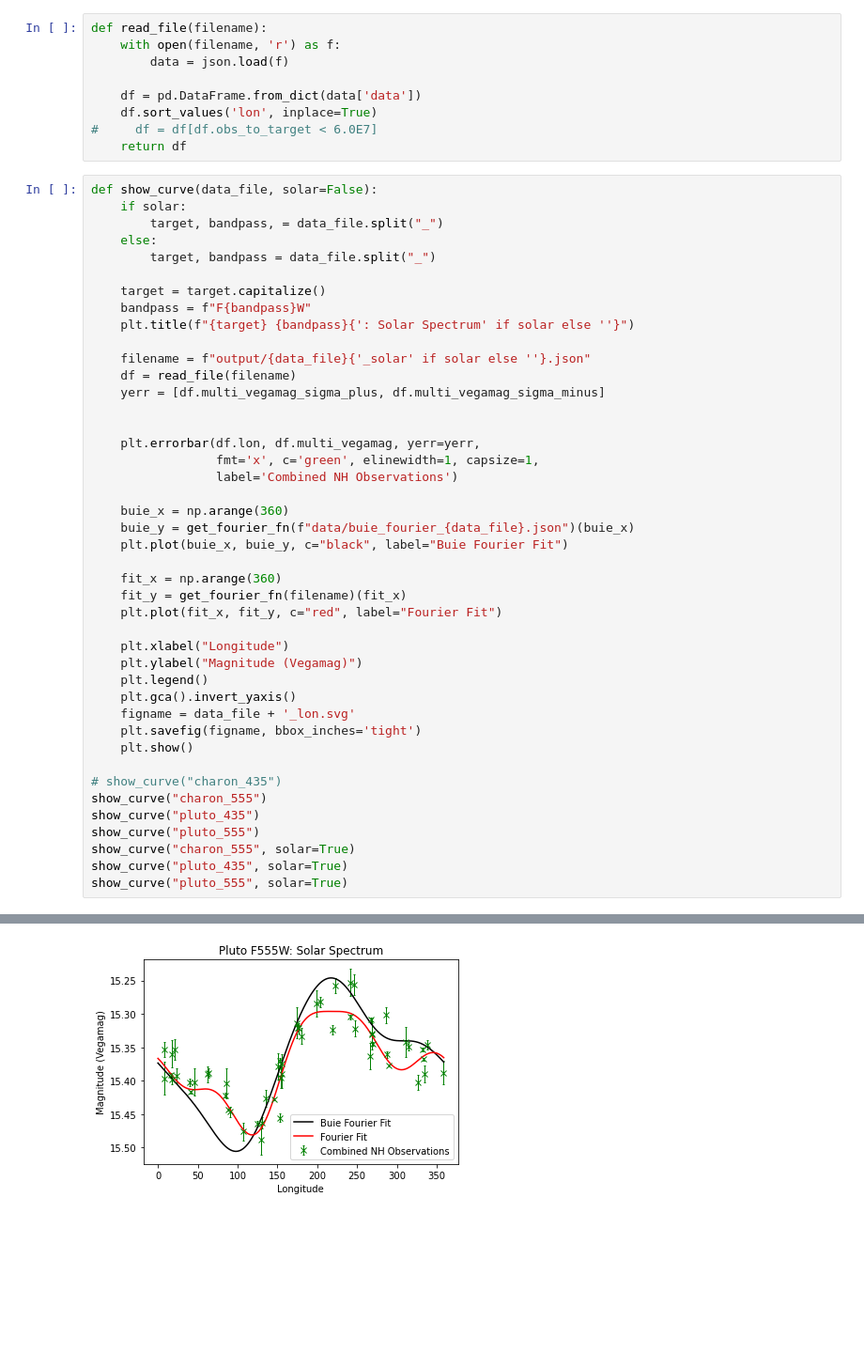
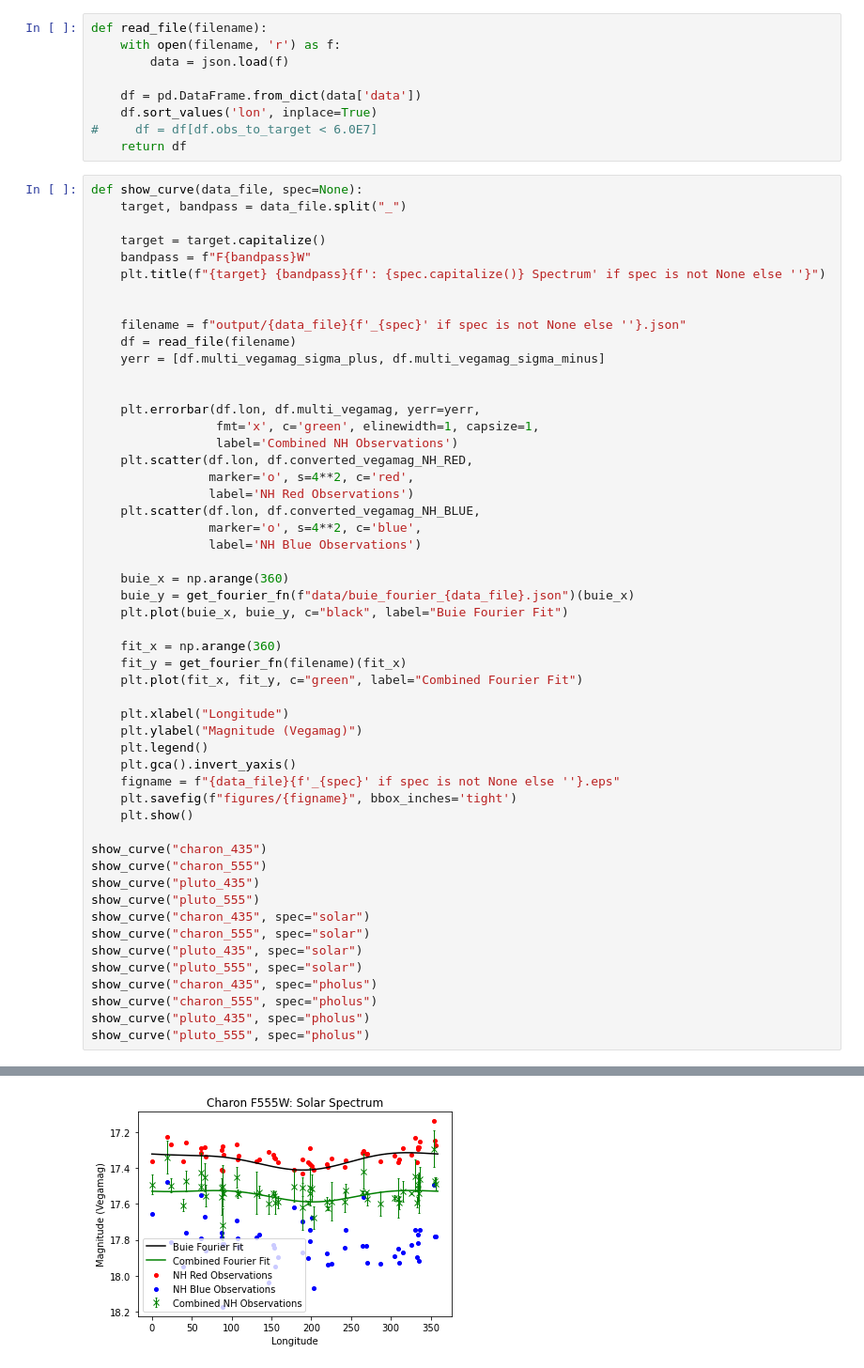
Before and after one commit to TimEwing/pluto, a Jupyter notebook: phase_curve_err.ipynb, the cells around one changed output, grey strips where cells are left out. Shown at 94% size. Drawn from its saved outputs; the diff is of its cells as text; blank space fills up the shorter version.

```diff
--- a/phase_curve_err.ipynb
+++ b/phase_curve_err.ipynb
@@ -24,17 +24,15 @@ def read_file(filename):
 #     df = df[df.obs_to_target < 6.0E7]
     return df
 # %%
-def show_curve(data_file, solar=False):
-    if solar:
-        target, bandpass, = data_file.split("_")
-    else:
-        target, bandpass = data_file.split("_")
+def show_curve(data_file, spec=None):
+    target, bandpass = data_file.split("_")
 
     target = target.capitalize()
     bandpass = f"F{bandpass}W"
-    plt.title(f"{target} {bandpass}{': Solar Spectrum' if solar else ''}")
+    plt.title(f"{target} {bandpass}{f': {spec.capitalize()} Spectrum' if spec is not None else ''}")
 
-    filename = f"output/{data_file}{'_solar' if solar else ''}.json"
+
+    filename = f"output/{data_file}{f'_{spec}' if spec is not None else ''}.json"
     df = read_file(filename)
     yerr = [df.multi_vegamag_sigma_plus, df.multi_vegamag_sigma_minus]
 
@@ -42,6 +40,12 @@ def show_curve(data_file, solar=False):
     plt.errorbar(df.lon, df.multi_vegamag, yerr=yerr,
                  fmt='x', c='green', elinewidth=1, capsize=1,
                  label='Combined NH Observations')
+    plt.scatter(df.lon, df.converted_vegamag_NH_RED,
+                marker='o', s=4**2, c='red',
+                label='NH Red Observations')
+    plt.scatter(df.lon, df.converted_vegamag_NH_BLUE,
+                marker='o', s=4**2, c='blue',
+                label='NH Blue Observations')
 
     buie_x = np.arange(360)
     buie_y = get_fourier_fn(f"data/buie_fourier_{data_file}.json")(buie_x)
@@ -49,21 +53,26 @@ def show_curve(data_file, solar=False):
 
     fit_x = np.arange(360)
     fit_y = get_fourier_fn(filename)(fit_x)
-    plt.plot(fit_x, fit_y, c="red", label="Fourier Fit")
+    plt.plot(fit_x, fit_y, c="green", label="Combined Fourier Fit")
 
     plt.xlabel("Longitude")
     plt.ylabel("Magnitude (Vegamag)")
     plt.legend()
     plt.gca().invert_yaxis()
-    figname = data_file + '_lon.svg'
-    plt.savefig(figname, bbox_inches='tight')
+    figname = f"{data_file}{f'_{spec}' if spec is not None else ''}.eps"
+    plt.savefig(f"figures/{figname}", bbox_inches='tight')
     plt.show()
 
-# show_curve("charon_435")
+show_curve("charon_435")
 show_curve("charon_555")
 show_curve("pluto_435")
 show_curve("pluto_555")
-show_curve("charon_555", solar=True)
-show_curve("pluto_435", solar=True)
-show_curve("pluto_555", solar=True)
+show_curve("charon_435", spec="solar")
+show_curve("charon_555", spec="solar")
+show_curve("pluto_435", spec="solar")
+show_curve("pluto_555", spec="solar")
+show_curve("charon_435", spec="pholus")
+show_curve("charon_555", spec="pholus")
+show_curve("pluto_435", spec="pholus")
+show_curve("pluto_555", spec="pholus")
 # %% [output]
@@ -75 +96 @@ show_curve("pluto_555", solar=True)
-[figure, old version]
+[figure, new version]
```
Also changed, not shown: parts of 2 cells of this notebook, 15 other files.
